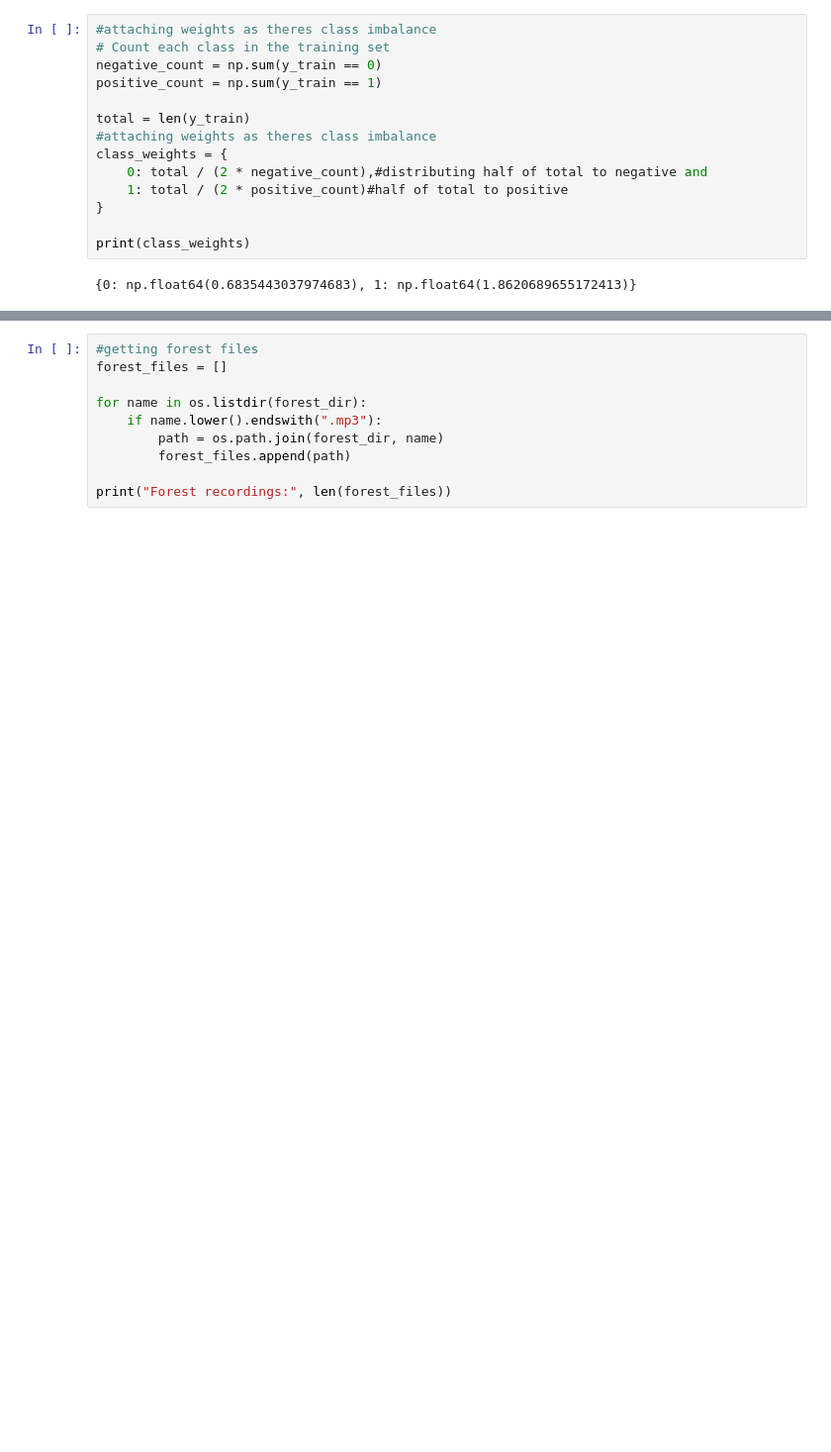
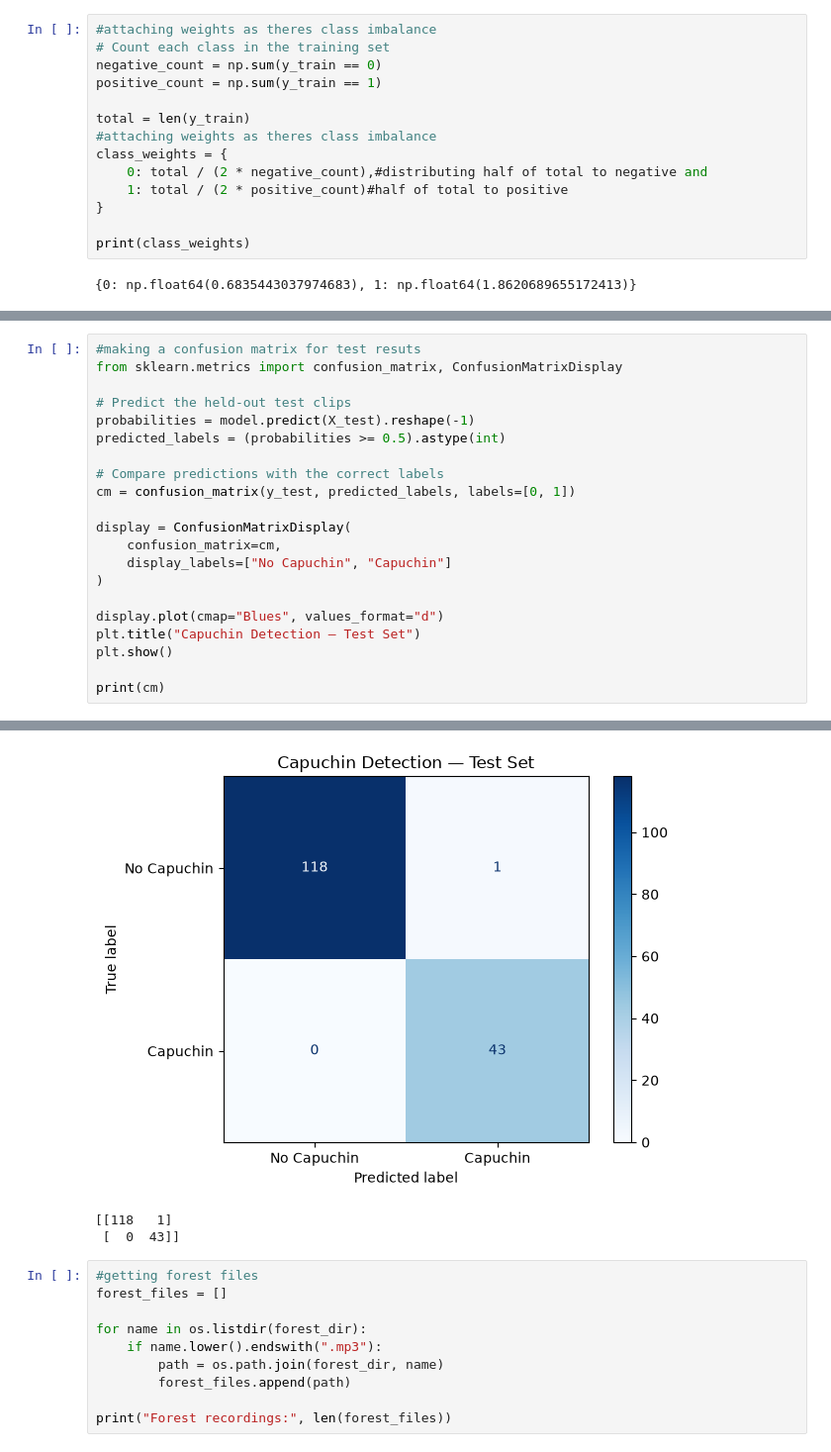
Before and after one commit to SyedaLubnaButool/CapuchinCallsCounter, a Jupyter notebook: capuchin_calls.ipynb, the cells around one changed output, grey strips where cells are left out. Shown at 99% size. Cells and saved outputs as stored; diff of their text form; blank space fills up the shorter version.

```diff
--- a/capuchin_calls.ipynb
+++ b/capuchin_calls.ipynb
@@ -302,0 +303,22 @@ model.evaluate(X_test, y_test)
+# %%
+#making a confusion matrix for test resuts
+from sklearn.metrics import confusion_matrix, ConfusionMatrixDisplay
+
+# Predict the held-out test clips
+probabilities = model.predict(X_test).reshape(-1)
+predicted_labels = (probabilities >= 0.5).astype(int)
+
+# Compare predictions with the correct labels
+cm = confusion_matrix(y_test, predicted_labels, labels=[0, 1])
+
+display = ConfusionMatrixDisplay(
+    confusion_matrix=cm,
+    display_labels=["No Capuchin", "Capuchin"]
+)
+
+display.plot(cmap="Blues", values_format="d")
+plt.title("Capuchin Detection — Test Set")
+plt.show()
+
+print(cm)
+# %% [output]
@@ -303,3 +326,6 @@ model.evaluate(X_test, y_test)
+[figure, added]
+[[118   1]
+ [  0  43]]
 # %%
 #getting forest files
 forest_files = []
```
Also changed, not shown: parts of 6 cells of this notebook.
